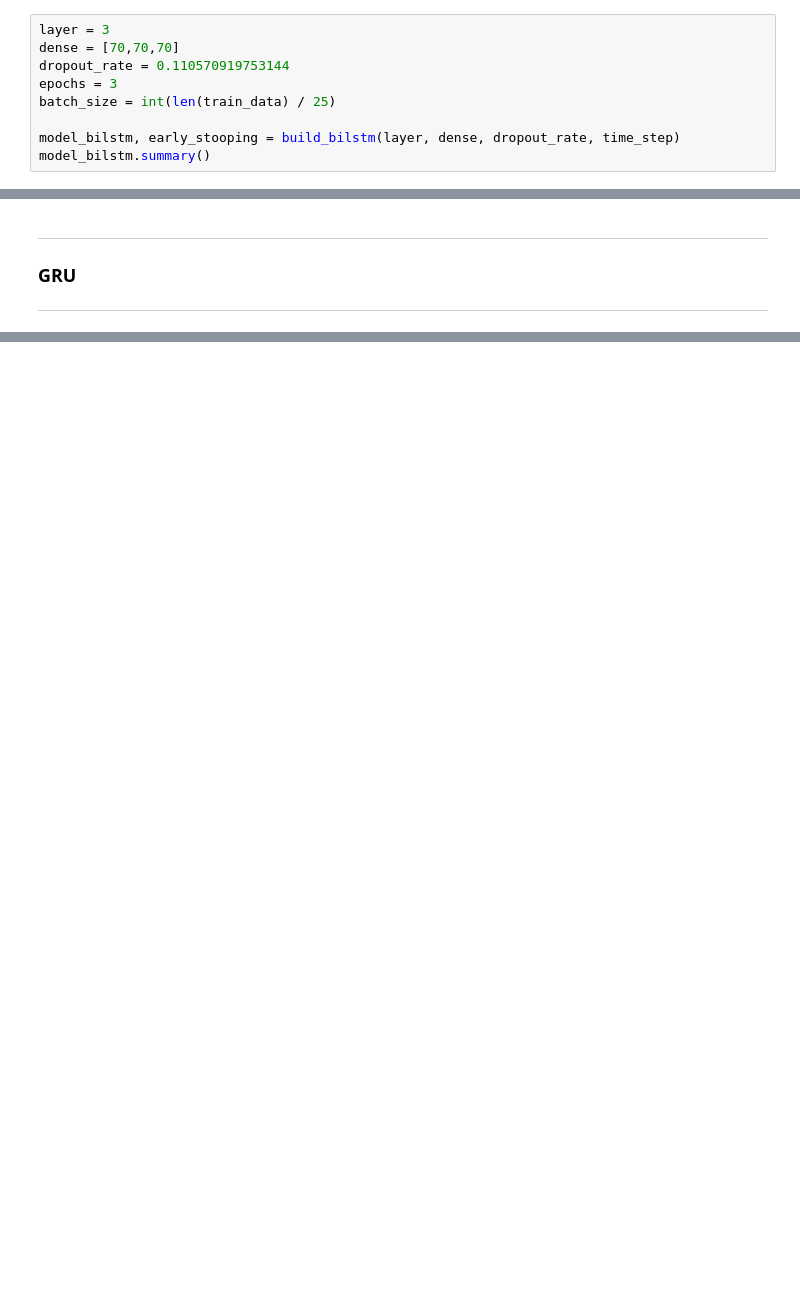
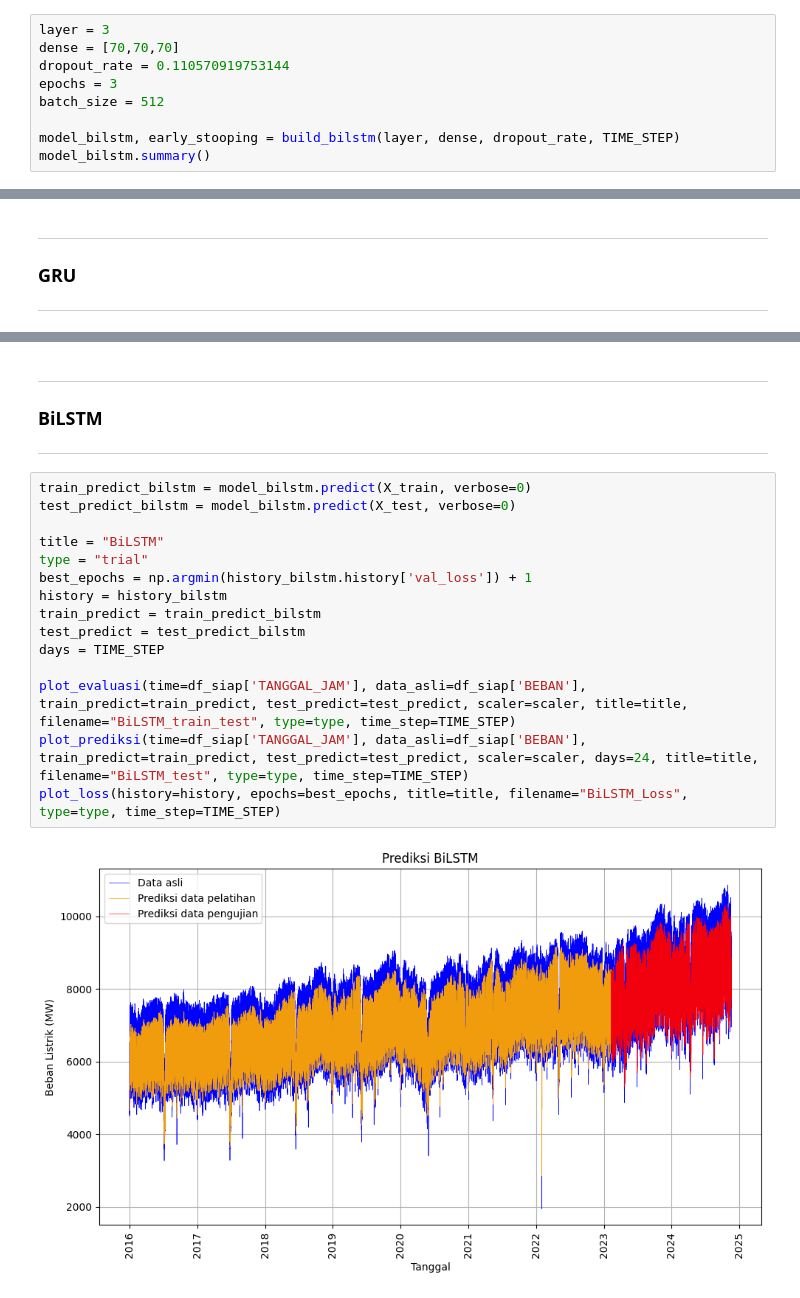
Before and after one commit to saazizau/hybrid-ssa-deep-learning, a Jupyter notebook: notebooks/4_modeling_deep_learning.ipynb, the cells around one changed output, grey strips where cells are left out. Drawn from its saved outputs; the diff is of its cells as text; blank space fills up the shorter version.

```diff
--- a/notebooks/4_modeling_deep_learning.ipynb
+++ b/notebooks/4_modeling_deep_learning.ipynb
@@ -222,8 +309,8 @@ layer = 3
 dense = [70,70,70]
 dropout_rate = 0.110570919753144
 epochs = 3
-batch_size = int(len(train_data) / 25)
+batch_size = 512
 
-model_bilstm, early_stooping = build_bilstm(layer, dense, dropout_rate, time_step)
+model_bilstm, early_stooping = build_bilstm(layer, dense, dropout_rate, TIME_STEP)
 model_bilstm.summary()
 # %% [output]
@@ -496,0 +518,21 @@ def plot_loss_gabungan(df_lstm, df_bilstm, df_gru, time_step, ep1,ep2):
+# %% [markdown]
+---
+### **BiLSTM**
+---
+# %%
+train_predict_bilstm = model_bilstm.predict(X_train, verbose=0)
+test_predict_bilstm = model_bilstm.predict(X_test, verbose=0)
+
+title = "BiLSTM"
+type = "trial"
+best_epochs = np.argmin(history_bilstm.history['val_loss']) + 1
+history = history_bilstm
+train_predict = train_predict_bilstm
+test_predict = test_predict_bilstm
+days = TIME_STEP
+
+plot_evaluasi(time=df_siap['TANGGAL_JAM'], data_asli=df_siap['BEBAN'], train_predict=train_predict, test_predict=test_predict, scaler=scaler, title=title, filename="BiLSTM_train_test", type=type, time_step=TIME_STEP)
+plot_prediksi(time=df_siap['TANGGAL_JAM'], data_asli=df_siap['BEBAN'], train_predict=train_predict, test_predict=test_predict, scaler=scaler, days=24, title=title, filename="BiLSTM_test", type=type, time_step=TIME_STEP)
+plot_loss(history=history, epochs=best_epochs, title=title, filename="BiLSTM_Loss", type=type, time_step=TIME_STEP)
+# %% [output]
+[figure, added]
```
Also changed, not shown: parts of 24 cells of this notebook, 24 other files.
